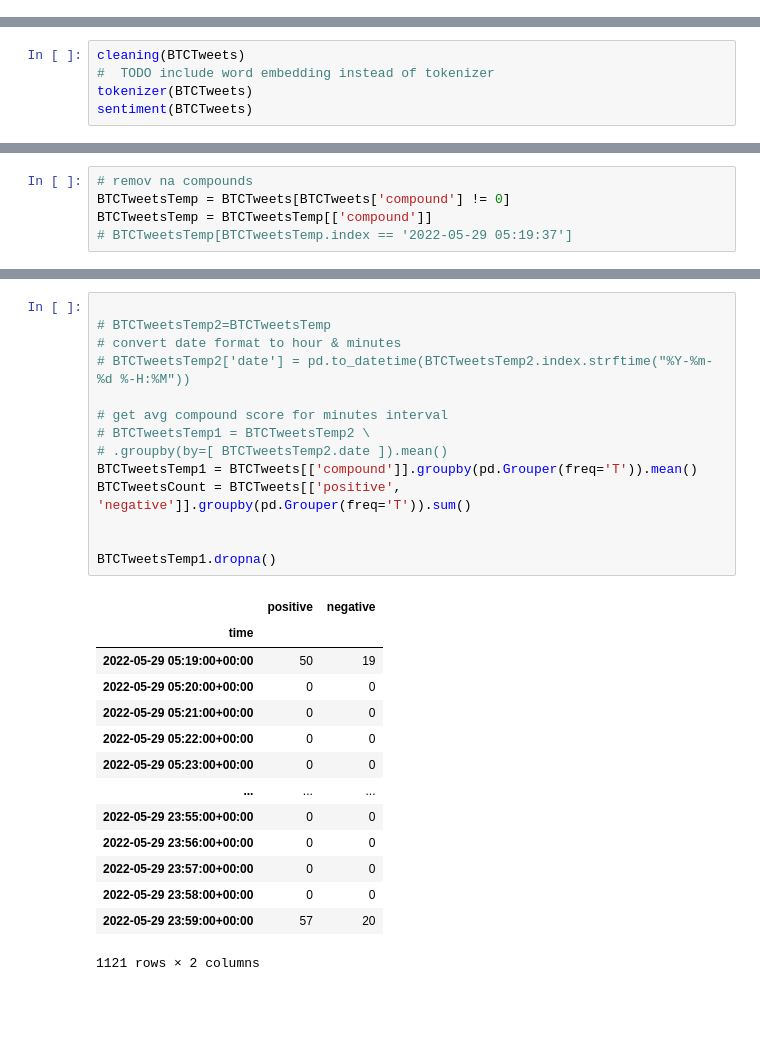
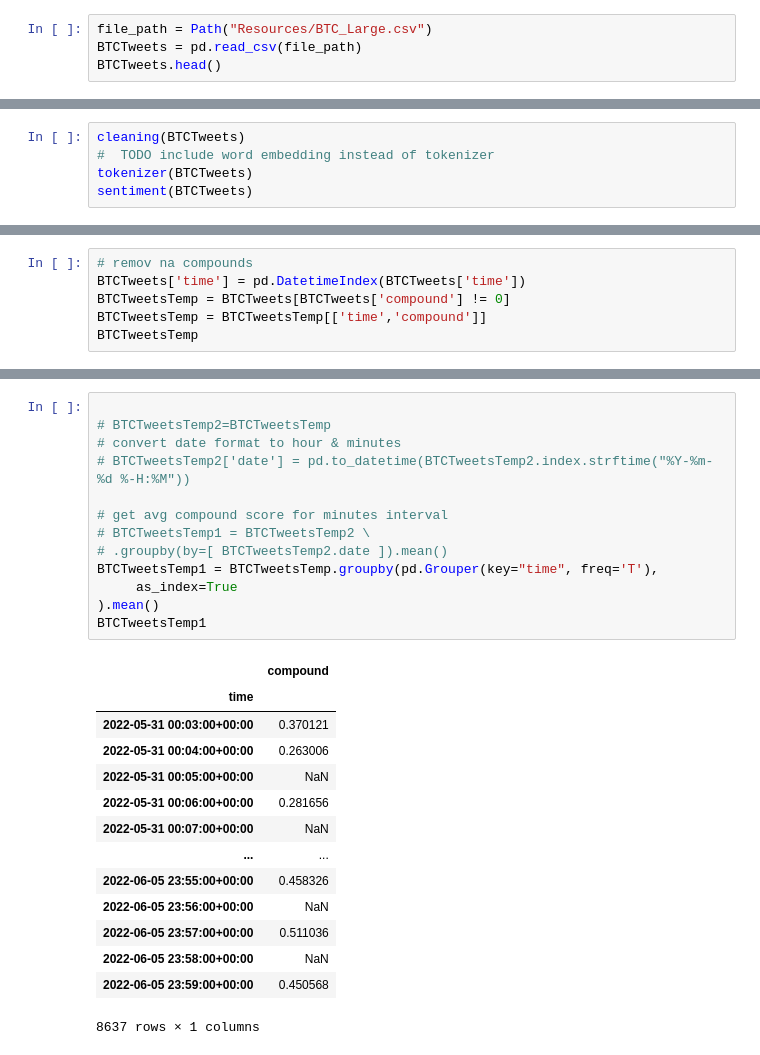
Before and after one commit to mahaguru24/project2-group5, a Jupyter notebook: main.ipynb, the cells around one changed output, grey strips where cells are left out. Drawn from its saved outputs; the diff is of its cells as text; blank space fills up the shorter version.

```diff
--- a/main.ipynb
+++ b/main.ipynb
@@ -108,0 +31,4 @@ BTCTweets.head()
+# %%
+file_path = Path("Resources/BTC_Large.csv")
+BTCTweets = pd.read_csv(file_path)
+BTCTweets.head()
@@ -203,5 +147,6 @@ wc(BTCTweets)
 # %%
 # remov na compounds
+BTCTweets['time'] = pd.DatetimeIndex(BTCTweets['time'])
 BTCTweetsTemp = BTCTweets[BTCTweets['compound'] != 0]
-BTCTweetsTemp = BTCTweetsTemp[['compound']]
-# BTCTweetsTemp[BTCTweetsTemp.index == '2022-05-29 05:19:37']
+BTCTweetsTemp = BTCTweetsTemp[['time','compound']]
+BTCTweetsTemp
@@ -208,29 +167,28 @@ BTCTweetsTemp = BTCTweetsTemp[['compound']]
 # %%
 
 # BTCTweetsTemp2=BTCTweetsTemp
 # convert date format to hour & minutes
 # BTCTweetsTemp2['date'] = pd.to_datetime(BTCTweetsTemp2.index.strftime("%Y-%m-%d %-H:%M"))
 
 # get avg compound score for minutes interval
 # BTCTweetsTemp1 = BTCTweetsTemp2 \
 # .groupby(by=[ BTCTweetsTemp2.date ]).mean()
-BTCTweetsTemp1 = BTCTweets[['compound']].groupby(pd.Grouper(freq='T')).mean()
-BTCTweetsCount = BTCTweets[['positive', 'negative']].groupby(pd.Grouper(freq='T')).sum()
-
-
-BTCTweetsTemp1.dropna()
+BTCTweetsTemp1 = BTCTweetsTemp.groupby(pd.Grouper(key="time", freq='T'),
+     as_index=True
+).mean()
+BTCTweetsTemp1
 # %% [output]
-|  | positive | negative |
-| time |  |  |
-| 2022-05-29 05:19:00+00:00 | 50 | 19 |
-| 2022-05-29 05:20:00+00:00 | 0 | 0 |
-| 2022-05-29 05:21:00+00:00 | 0 | 0 |
-| 2022-05-29 05:22:00+00:00 | 0 | 0 |
-| 2022-05-29 05:23:00+00:00 | 0 | 0 |
-| ... | ... | ... |
-| 2022-05-29 23:55:00+00:00 | 0 | 0 |
-| 2022-05-29 23:56:00+00:00 | 0 | 0 |
-| 2022-05-29 23:57:00+00:00 | 0 | 0 |
-| 2022-05-29 23:58:00+00:00 | 0 | 0 |
-| 2022-05-29 23:59:00+00:00 | 57 | 20 |
+|  | compound |
+| time |  |
+| 2022-05-31 00:03:00+00:00 | 0.370121 |
+| 2022-05-31 00:04:00+00:00 | 0.263006 |
+| 2022-05-31 00:05:00+00:00 | NaN |
+| 2022-05-31 00:06:00+00:00 | 0.281656 |
+| 2022-05-31 00:07:00+00:00 | NaN |
+| ... | ... |
+| 2022-06-05 23:55:00+00:00 | 0.458326 |
+| 2022-06-05 23:56:00+00:00 | NaN |
+| 2022-06-05 23:57:00+00:00 | 0.511036 |
+| 2022-06-05 23:58:00+00:00 | NaN |
+| 2022-06-05 23:59:00+00:00 | 0.450568 |
-1121 rows × 2 columns
+8637 rows × 1 columns
```
Also changed, not shown: parts of 16 cells of this notebook, 1 other file.
